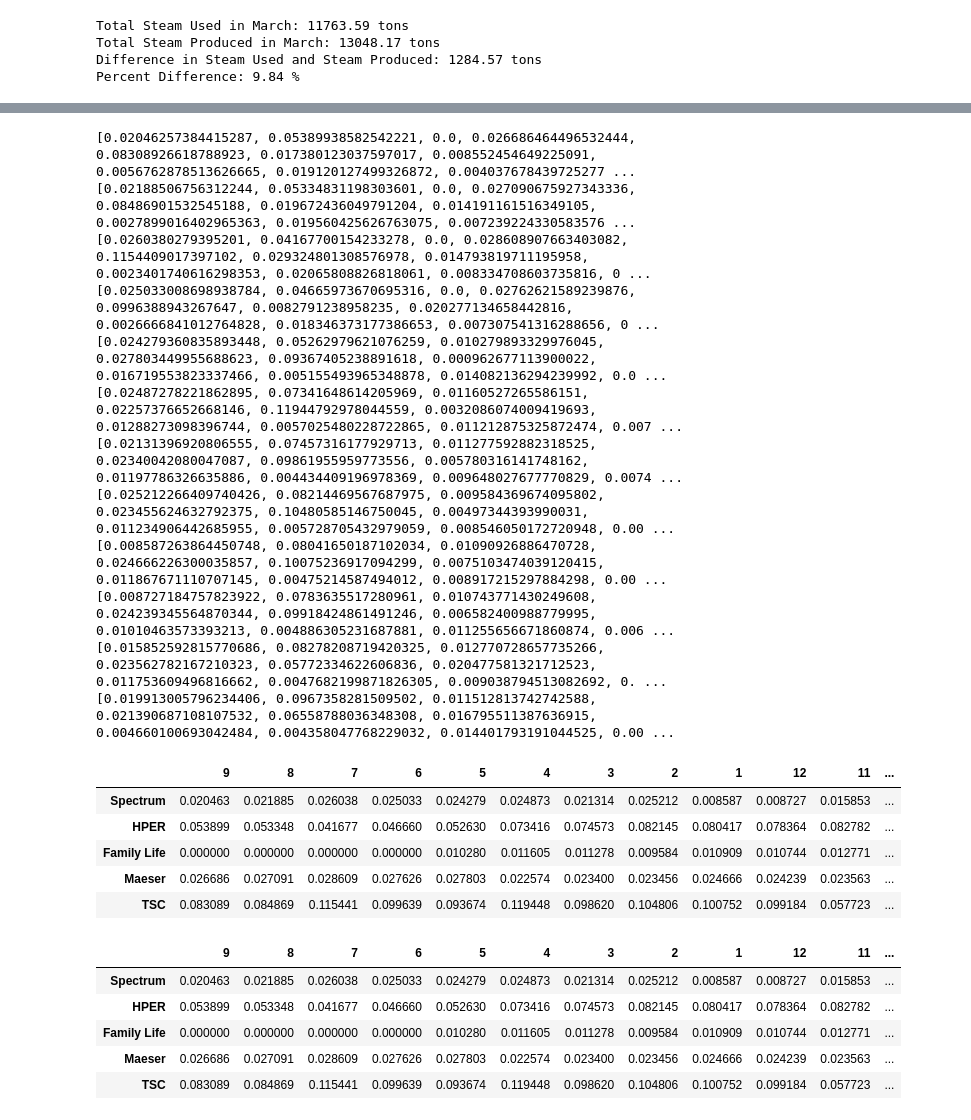
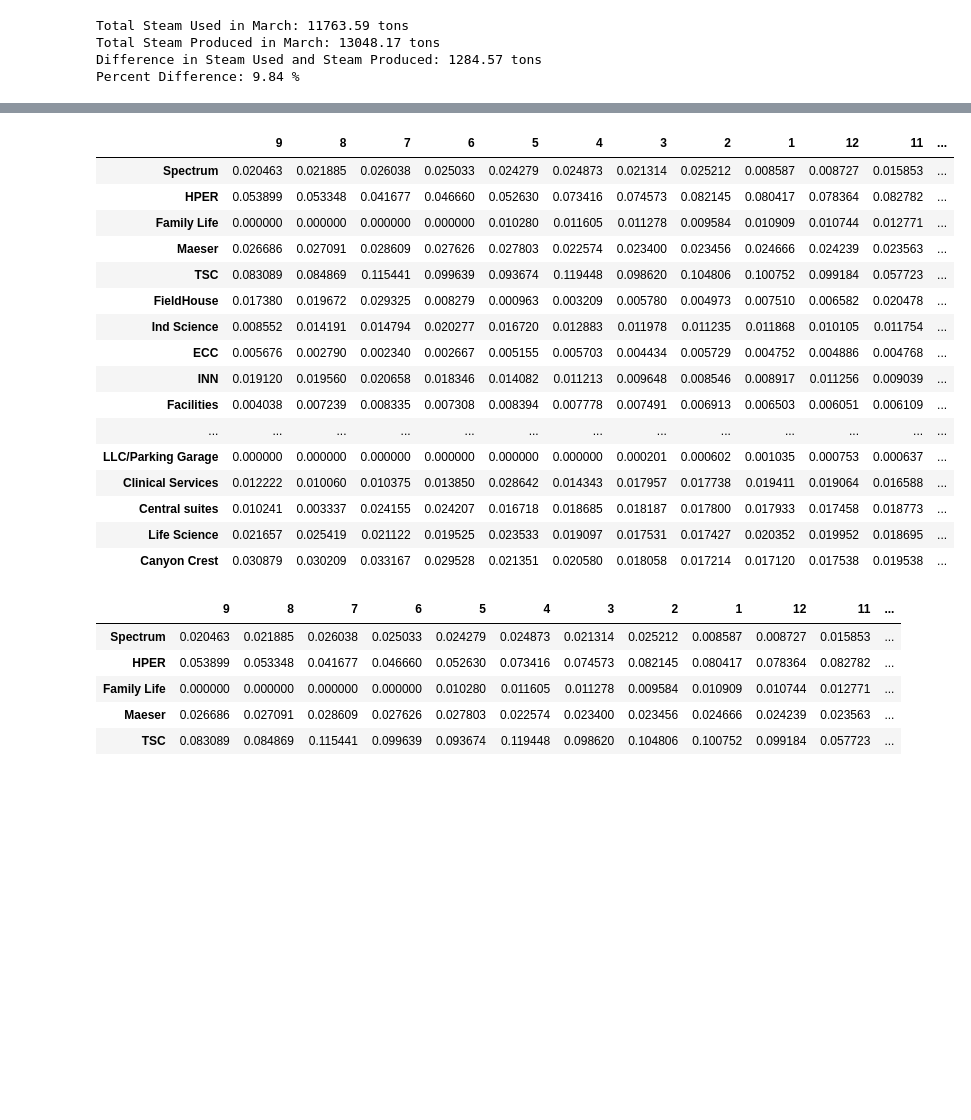
Before and after one commit to Jagardiner97/Campus-Steam-Distribution, a Jupyter notebook: steam-distribution.ipynb, the cells around one changed output, grey strips where cells are left out. Cells and saved outputs as stored; diff of their text form; code cells hidden in the pictures; blank space fills up the shorter version.

```diff
--- a/steam-distribution.ipynb
+++ b/steam-distribution.ipynb
@@ -111,7 +111,7 @@ times = cleaned_plant_data['Hour'][start_index:end_index].values
 steam_flows = cleaned_plant_data['Steam Flow'][start_index:end_index].values
 m_dot_steam = []
 for i in range(len(steam_flows)):
-    m_dot_steam.append(round(steam_flows[i] / 1000, 3))
+    m_dot_steam.append(round(steam_flows[i] / 2000, 3))
 
 # Grab the outside air temperature data for the most recent full day
 air_temps = cleaned_plant_data['Air Temp'][start_index:end_index].values
@@ -170,32 +171,23 @@ enthalpy_sw_atm = 418.99
 def heat_transferred(m_dot, h1, h2):
     return round(m_dot * (h2 - h1), 2)
 # %%
-# Plot heat transferred to each building in September
-september_steam = steam_usage['Sep-24'].values
+# Plot heat transferred to each building in a given month
+month = 'Mar-24'
+month_name = 'March'
+monthly_steam = steam_usage[f'{month}'].values
 buildings = steam_usage['Building'].values
-september_steam = [round(float(value), 2) for value in september_steam]
-september_heat = []
-for i in range(len(september_steam)):
-    september_heat.append(heat_transferred(september_steam[i], enthalpy_sw_atm, enthalpy_ss_90))
-
-# Aggregate the heat transferred to the TSC across the two valves
-tsc_total_steam = 0
-tsc_total_heat = 0
 
 # Print the results for all buildings
-print("Total Energy Transferred in September")
-cleaned_buildings = []
-cleaned_heat = []
+print(f"Total Steam Flow in {month_name}")
 for i in range(len(buildings)):
-    print(buildings[i] + ': ' + str(round(september_heat[i]/1000, 2)) + ' MJ')
-    cleaned_buildings.append(buildings[i])
-    cleaned_heat.append(september_heat[i])
+    print(buildings[i] + ': ' + str(round(monthly_steam[i]/2000, 2)) + ' tons')
 
+# Display the plot
 plt.figure(figsize=(15, 8))
-plt.bar(cleaned_buildings, [heat / 1000 for heat in cleaned_heat])
+plt.bar(buildings, [steam / 2000 for steam in monthly_steam])
 plt.xlabel('Building')
-plt.ylabel('Heat Transferred (MJ)')
-plt.title('Heat Transferred in September by Building')
+plt.ylabel('Steam Used (tons)')
+plt.title(f'Steam Usage by Building in {month_name} 2024')
 plt.xticks(rotation=90)
 plt.show()
 # %% [output]
@@ -220,41 +212,38 @@ Canyon Crest: 666524.18 MJ
 # %%
 # Get steam usage ratios
 steam_usage_ratios = []
 months = ['Sep-24', 'Aug-24', 'Jul-24', 'Jun-24', 'May-24', 'Apr-24', 'Mar-24', 'Feb-24', 'Jan-24', 'Dec-23', 'Nov-23', 'Oct-23']
 month_nums = [9, 8, 7, 6, 5, 4, 3, 2, 1, 12, 11, 10]
 for month in months:
     monthly_ratio = []
     steam_data = steam_usage[month].values
     total_steam = sum(steam_data)
     for valve in steam_data:
         monthly_ratio.append(valve / total_steam)
     steam_usage_ratios.append(monthly_ratio)
 
-for ratio in steam_usage_ratios:
-    print(ratio)
-
+transposed_usage = np.transpose(steam_usage)
 transposed_ratios = np.transpose(steam_usage_ratios)
 df_ratios = pd.DataFrame(transposed_ratios, columns=month_nums, index=buildings)
-df_ratios.head()
+df_ratios.head(57)
 # %% [output]
-[0.02046257384415287, 0.05389938582542221, 0.0, 0.026686464496532444, 0.08308926618788923, 0.017380123037597017, 0.008552454649225091, 0.0056762878513626665, 0.019120127499326872, 0.004037678439725277 ...
-[0.02188506756312244, 0.05334831198303601, 0.0, 0.027090675927343336, 0.08486901532545188, 0.019672436049791204, 0.014191161516349105, 0.0027899016402965363, 0.019560425626763075, 0.007239224330583576 ...
-[0.0260380279395201, 0.04167700154233278, 0.0, 0.028608907663403082, 0.1154409017397102, 0.029324801308576978, 0.014793819711195958, 0.0023401740616298353, 0.02065808826818061, 0.008334708603735816, 0 ...
-[0.025033008698938784, 0.04665973670695316, 0.0, 0.02762621589239876, 0.0996388943267647, 0.0082791238958235, 0.020277134658442816, 0.0026666841012764828, 0.018346373177386653, 0.007307541316288656, 0 ...
-[0.024279360835893448, 0.05262979621076259, 0.010279893329976045, 0.027803449955688623, 0.09367405238891618, 0.000962677113900022, 0.016719553823337466, 0.005155493965348878, 0.014082136294239992, 0.0 ...
-[0.02487278221862895, 0.07341648614205969, 0.01160527265586151, 0.02257376652668146, 0.11944792978044559, 0.0032086074009419693, 0.01288273098396744, 0.0057025480228722865, 0.011212875325872474, 0.007 ...
-[0.02131396920806555, 0.07457316177929713, 0.011277592882318525, 0.02340042080047087, 0.09861955959773556, 0.005780316141748162, 0.01197786326635886, 0.004434409196978369, 0.009648027677770829, 0.0074 ...
-[0.025212266409740426, 0.08214469567687975, 0.009584369674095802, 0.023455624632792375, 0.10480585146750045, 0.00497344393990031, 0.011234906442685955, 0.005728705432979059, 0.008546050172720948, 0.00 ...
-[0.008587263864450748, 0.08041650187102034, 0.01090926886470728, 0.024666226300035857, 0.10075236917094299, 0.0075103474039120415, 0.011867671110707145, 0.00475214587494012, 0.008917215297884298, 0.00 ...
-[0.008727184757823922, 0.0783635517280961, 0.010743771430249608, 0.024239345564870344, 0.09918424861491246, 0.006582400988779995, 0.01010463573393213, 0.004886305231687881, 0.011255656671860874, 0.006 ...
-[0.015852592815770686, 0.08278208719420325, 0.012770728657735266, 0.023562782167210323, 0.05772334622606836, 0.020477581321712523, 0.011753609496816662, 0.0047682199871826305, 0.009038794513082692, 0. ...
-[0.019913005796234406, 0.0967358281509502, 0.011512813742742588, 0.021390687108107532, 0.06558788036348308, 0.016795511387636915, 0.004660100693042484, 0.004358047768229032, 0.014401793191044525, 0.00 ...
 |  | 9 | 8 | 7 | 6 | 5 | 4 | 3 | 2 | 1 | 12 | 11 | ... |
 | Spectrum | 0.020463 | 0.021885 | 0.026038 | 0.025033 | 0.024279 | 0.024873 | 0.021314 | 0.025212 | 0.008587 | 0.008727 | 0.015853 | ... |
 | HPER | 0.053899 | 0.053348 | 0.041677 | 0.046660 | 0.052630 | 0.073416 | 0.074573 | 0.082145 | 0.080417 | 0.078364 | 0.082782 | ... |
 | Family Life | 0.000000 | 0.000000 | 0.000000 | 0.000000 | 0.010280 | 0.011605 | 0.011278 | 0.009584 | 0.010909 | 0.010744 | 0.012771 | ... |
 | Maeser | 0.026686 | 0.027091 | 0.028609 | 0.027626 | 0.027803 | 0.022574 | 0.023400 | 0.023456 | 0.024666 | 0.024239 | 0.023563 | ... |
 | TSC | 0.083089 | 0.084869 | 0.115441 | 0.099639 | 0.093674 | 0.119448 | 0.098620 | 0.104806 | 0.100752 | 0.099184 | 0.057723 | ... |
+| FieldHouse | 0.017380 | 0.019672 | 0.029325 | 0.008279 | 0.000963 | 0.003209 | 0.005780 | 0.004973 | 0.007510 | 0.006582 | 0.020478 | ... |
+| Ind Science | 0.008552 | 0.014191 | 0.014794 | 0.020277 | 0.016720 | 0.012883 | 0.011978 | 0.011235 | 0.011868 | 0.010105 | 0.011754 | ... |
+| ECC | 0.005676 | 0.002790 | 0.002340 | 0.002667 | 0.005155 | 0.005703 | 0.004434 | 0.005729 | 0.004752 | 0.004886 | 0.004768 | ... |
+| INN | 0.019120 | 0.019560 | 0.020658 | 0.018346 | 0.014082 | 0.011213 | 0.009648 | 0.008546 | 0.008917 | 0.011256 | 0.009039 | ... |
+| Facilities | 0.004038 | 0.007239 | 0.008335 | 0.007308 | 0.008394 | 0.007778 | 0.007491 | 0.006913 | 0.006503 | 0.006051 | 0.006109 | ... |
+| ... | ... | ... | ... | ... | ... | ... | ... | ... | ... | ... | ... | ... |
+| LLC/Parking Garage | 0.000000 | 0.000000 | 0.000000 | 0.000000 | 0.000000 | 0.000000 | 0.000201 | 0.000602 | 0.001035 | 0.000753 | 0.000637 | ... |
+| Clinical Services | 0.012222 | 0.010060 | 0.010375 | 0.013850 | 0.028642 | 0.014343 | 0.017957 | 0.017738 | 0.019411 | 0.019064 | 0.016588 | ... |
+| Central suites | 0.010241 | 0.003337 | 0.024155 | 0.024207 | 0.016718 | 0.018685 | 0.018187 | 0.017800 | 0.017933 | 0.017458 | 0.018773 | ... |
+| Life Science | 0.021657 | 0.025419 | 0.021122 | 0.019525 | 0.023533 | 0.019097 | 0.017531 | 0.017427 | 0.020352 | 0.019952 | 0.018695 | ... |
+| Canyon Crest | 0.030879 | 0.030209 | 0.033167 | 0.029528 | 0.021351 | 0.020580 | 0.018058 | 0.017214 | 0.017120 | 0.017538 | 0.019538 | ... |
 # %%
 # Add a column to the DataFrame for the distance from the Central Energy Plant to each building
 distances = [0.109, 0.303, 0.888, 0.573, 0.504, 0.44, 0.52, 0.509, 0.444, 1, 0.985, 0.636, 0.417, 0.49, 0.508, 0.721, 0.725, 0.75, 0.746, 0.667, 0.625, 0.72, 0.473, 0.78, 0.492, 0.564, 0.691, 0.758, 0.508, 0.701, 0.485, 0.327, 0.568, 0.587, 0.392, 0.795, 0.663, 0.354, 0.445, 0.648, 0.589, 0.782, 0.35, 0.47, 0.261, 0.549, 0.606, 0.563, 0.502, 0.377, 0.621, 0.735, 0.697, 0.373, 0.517, 0.453, 0.585]
```
Also changed, not shown: parts of 9 cells of this notebook.
